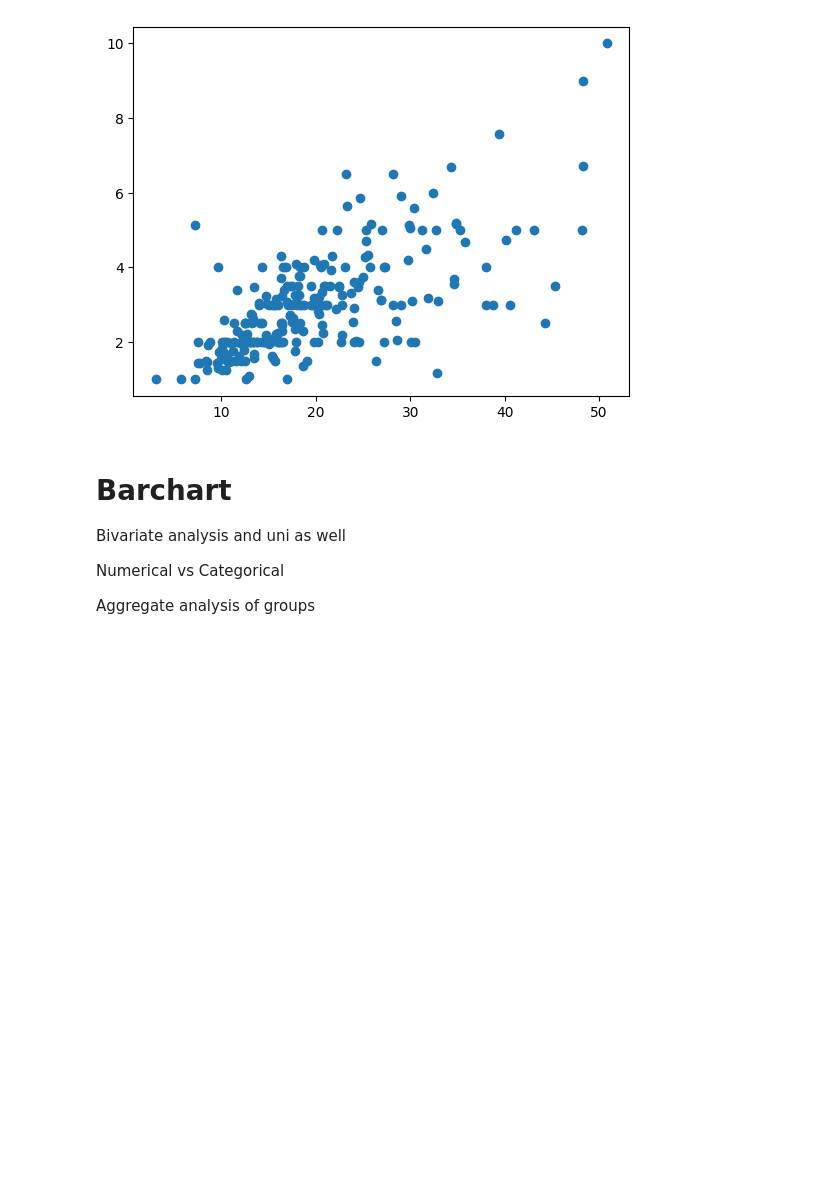
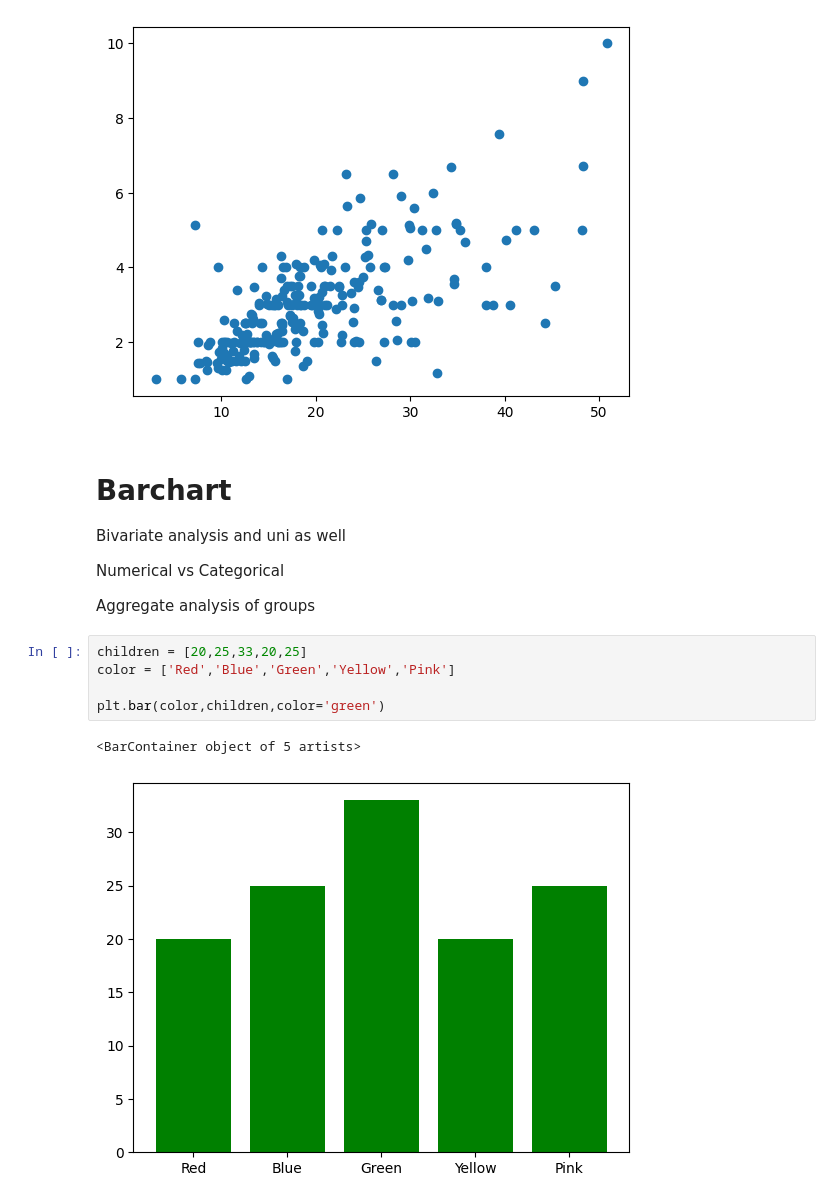
Before and after one commit to meetsudra11/python_sql, a Jupyter notebook: Matplotlib/Matplotlib.ipynb, the cells around one changed output. Cells and saved outputs as stored; diff of their text form; blank space fills up the shorter version.

```diff
--- a/Matplotlib/Matplotlib.ipynb
+++ b/Matplotlib/Matplotlib.ipynb
@@ -202,3 +202,11 @@ Bivariate analysis and uni as well
 Numerical vs Categorical
 
 Aggregate analysis of groups
+# %%
+children = [20,25,33,20,25]
+color = ['Red','Blue','Green','Yellow','Pink']
+
+plt.bar(color,children,color='green')
+# %% [output]
+<BarContainer object of 5 artists>
+[figure, added]
```
Also changed, not shown: parts of 30 cells of this notebook, 1 other file.
